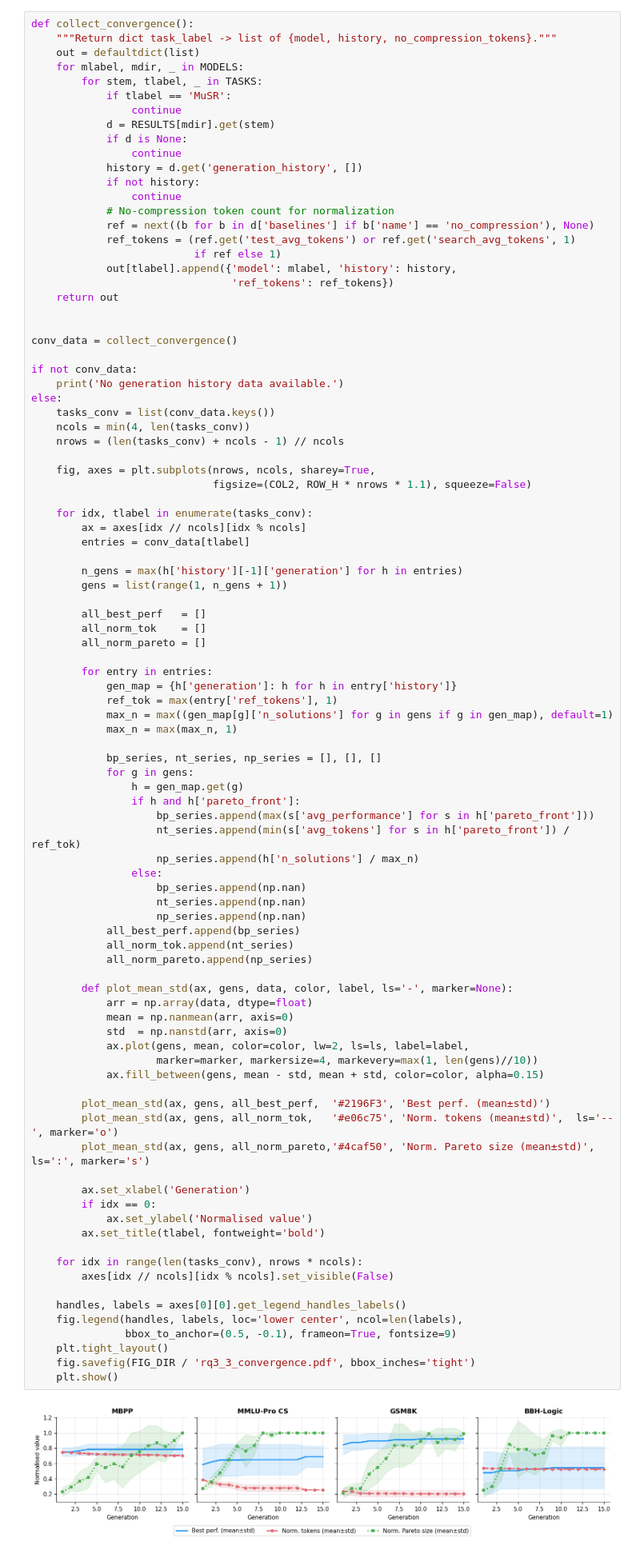
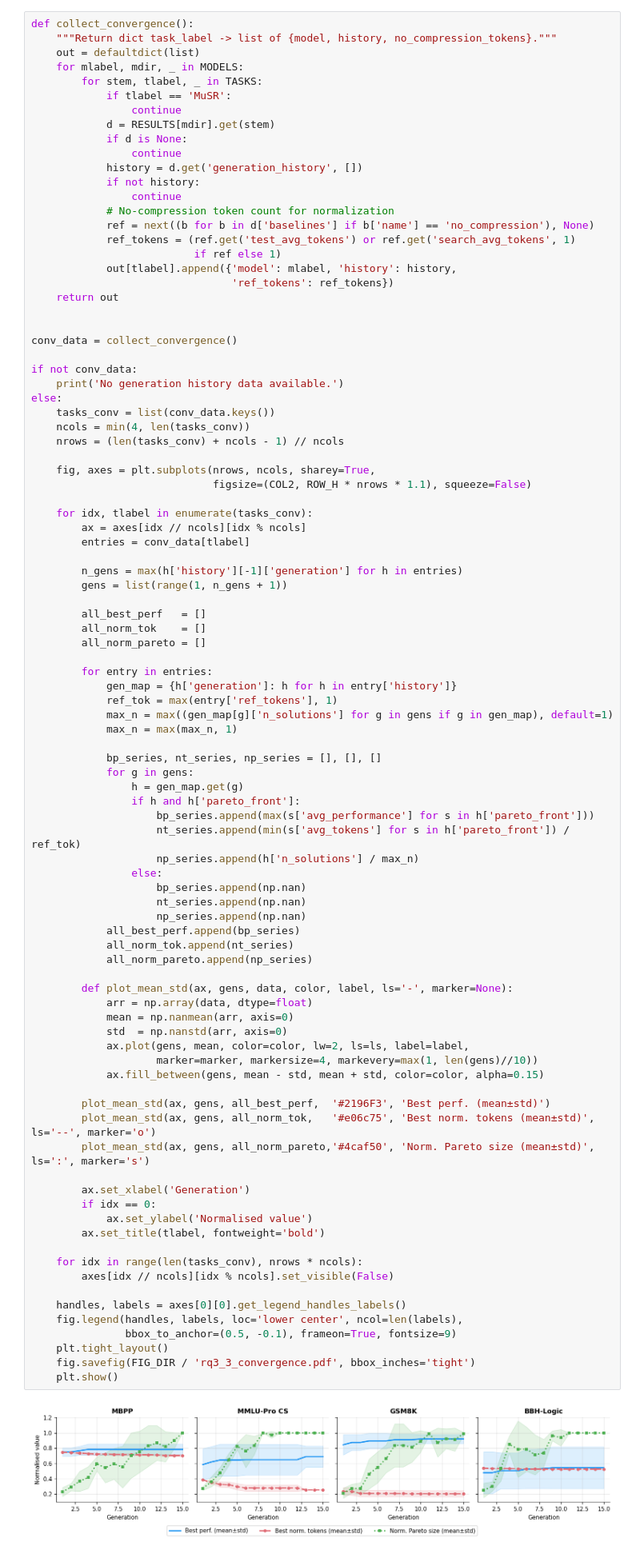
Before and after one commit to vincenzo-scotti/prompt_compression, a Jupyter notebook: notebooks/visualizations.ipynb, the cells around one changed output. Shown at 80% size. Saved outputs shown, nothing was run; the diff lists cells and outputs as text.

Commit message:
Update visualizations

```diff
--- a/notebooks/visualizations.ipynb
+++ b/notebooks/visualizations.ipynb
@@ -701,35 +701,35 @@ else:
             all_best_perf.append(bp_series)
             all_norm_tok.append(nt_series)
             all_norm_pareto.append(np_series)
 
         def plot_mean_std(ax, gens, data, color, label, ls='-', marker=None):
             arr = np.array(data, dtype=float)
             mean = np.nanmean(arr, axis=0)
             std  = np.nanstd(arr, axis=0)
             ax.plot(gens, mean, color=color, lw=2, ls=ls, label=label,
                     marker=marker, markersize=4, markevery=max(1, len(gens)//10))
             ax.fill_between(gens, mean - std, mean + std, color=color, alpha=0.15)
 
         plot_mean_std(ax, gens, all_best_perf,  '#2196F3', 'Best perf. (mean±std)')
-        plot_mean_std(ax, gens, all_norm_tok,   '#e06c75', 'Norm. tokens (mean±std)',  ls='--', marker='o')
+        plot_mean_std(ax, gens, all_norm_tok,   '#e06c75', 'Best norm. tokens (mean±std)',  ls='--', marker='o')
         plot_mean_std(ax, gens, all_norm_pareto,'#4caf50', 'Norm. Pareto size (mean±std)', ls=':', marker='s')
 
         ax.set_xlabel('Generation')
         if idx == 0:
             ax.set_ylabel('Normalised value')
         ax.set_title(tlabel, fontweight='bold')
 
     for idx in range(len(tasks_conv), nrows * ncols):
         axes[idx // ncols][idx % ncols].set_visible(False)
 
     handles, labels = axes[0][0].get_legend_handles_labels()
     fig.legend(handles, labels, loc='lower center', ncol=len(labels),
                bbox_to_anchor=(0.5, -0.1), frameon=True, fontsize=9)
     plt.tight_layout()
     fig.savefig(FIG_DIR / 'rq3_3_convergence.pdf', bbox_inches='tight')
     plt.show()
 # %% [output]
-[figure, old version]
+[figure, new version]
 # %% [markdown]
 ---
 ## RQ4 — Patterns in Compression Strategies and Transferability
```
Also changed, not shown: parts of 3 cells of this notebook.
